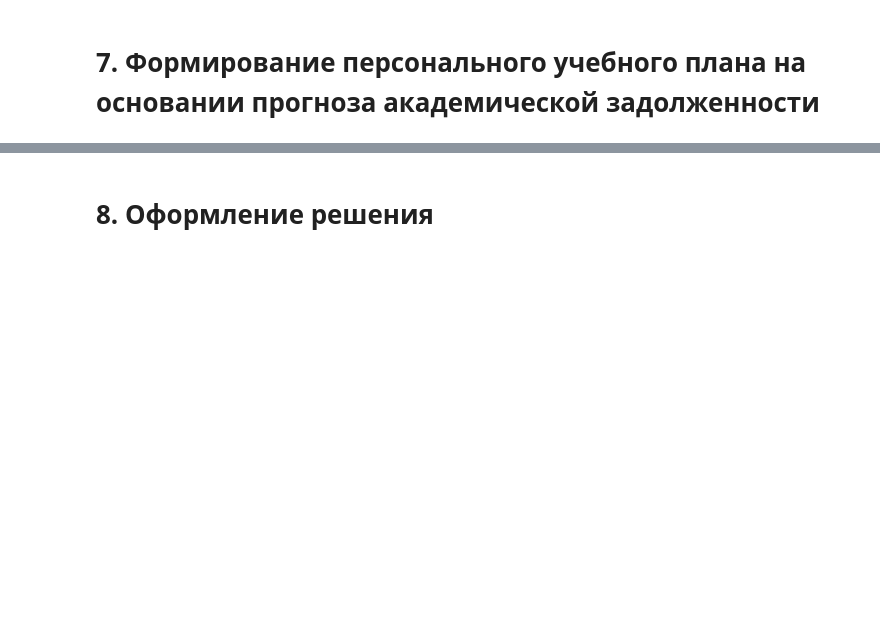
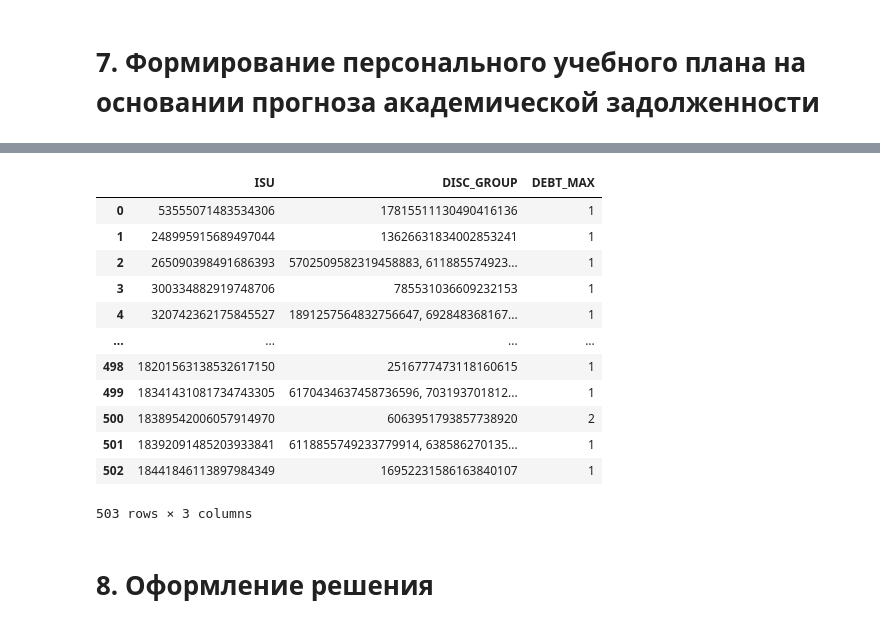
Before and after one commit to LuridBolete/2022.07-Learning-Analytics-Competition, a Jupyter notebook: Learning Analytics Competition.ipynb, the cells around one changed output, grey strips where cells are left out. Saved outputs shown, nothing was run; the diff lists cells and outputs as text; code cells hidden in the pictures; blank space fills up the shorter version.

```diff
--- a/Learning Analytics Competition.ipynb
+++ b/Learning Analytics Competition.ipynb
@@ -491,0 +461,4 @@ submission_debt.loc[submission_debt.ISU == 18389542006057914970]
+# %%
+isu_debt = isu_disc.groupby('ISU', as_index = False).aggregate({'DEBT': 'max'})
+
+isu_debt.head()
@@ -492,3 +472,30 @@ submission_debt.loc[submission_debt.ISU == 18389542006057914970]
+# %%
+isu_disc_group = isu_debt.merge(isu_disc)
+
+isu_disc_group.DISC_ID = isu_disc_group.DISC_ID.astype(str)
+isu_disc_group = isu_disc_group.groupby(['ISU']).DISC_ID.agg([', '.join]).reset_index()\
+                               .rename (columns= {'join': 'DISC_GROUP'})
+
+isu_disc_group['DEBT_MAX'] = isu_debt['DEBT']
+
+isu_disc_group
+
+#ISU - id студента;
+#DISC_GROUP - список дисциплин для факультативных занятий, сформирован персонально для каждого студента
+# %% [output]
+|  | ISU | DISC_GROUP | DEBT_MAX |
+| 0 | 53555071483534306 | 17815511130490416136 | 1 |
+| 1 | 248995915689497044 | 13626631834002853241 | 1 |
+| 2 | 265090398491686393 | 5702509582319458883, 611885574923... | 1 |
+| 3 | 300334882919748706 | 785531036609232153 | 1 |
+| 4 | 320742362175845527 | 1891257564832756647, 692848368167... | 1 |
+| ... | ... | ... | ... |
+| 498 | 18201563138532617150 | 2516777473118160615 | 1 |
+| 499 | 18341431081734743305 | 6170434637458736596, 703193701812... | 1 |
+| 500 | 18389542006057914970 | 6063951793857738920 | 2 |
+| 501 | 18392091485203933841 | 6118855749233779914, 638586270135... | 1 |
+| 502 | 18441846113897984349 | 16952231586163840107 | 1 |
+503 rows × 3 columns
 # %% [markdown]
 # 8. Оформление решения
 # %%
```
Also changed, not shown: parts of 10 cells of this notebook.
